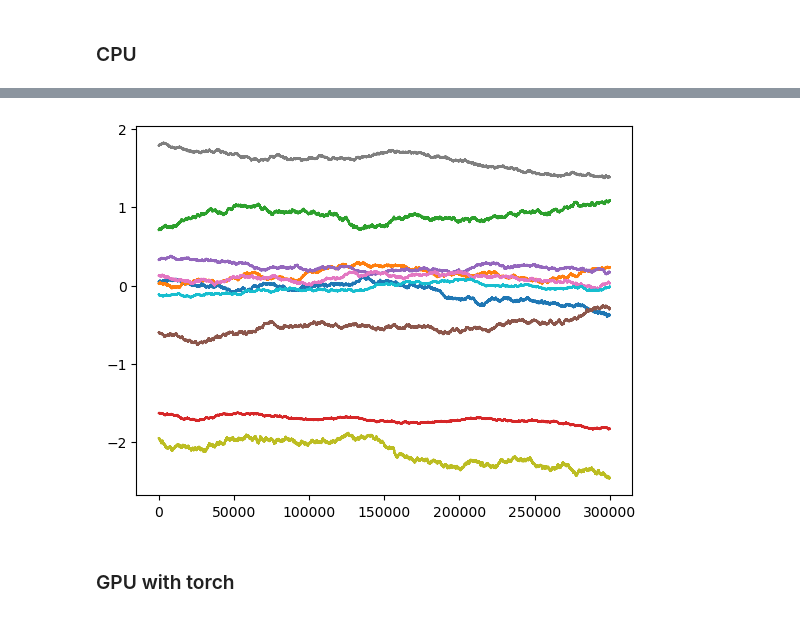
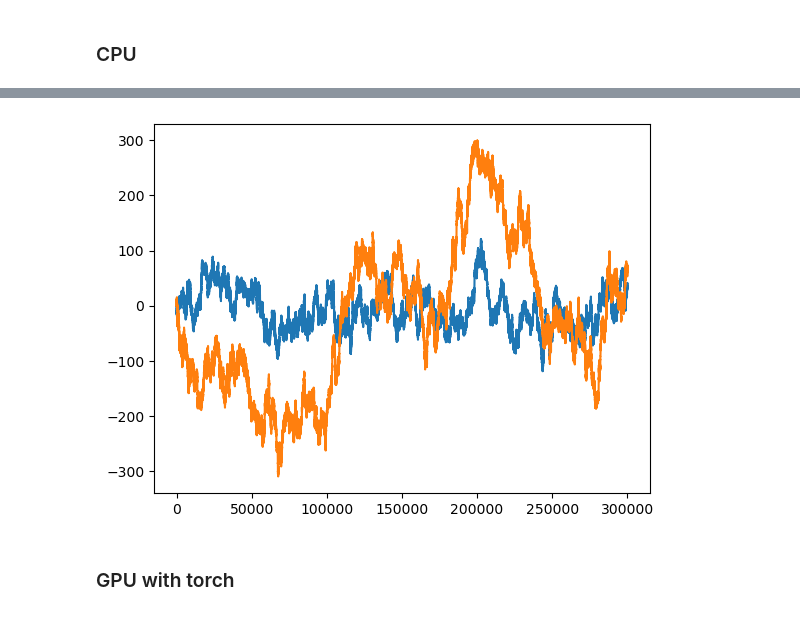
Before and after one commit to jacopocarotenuto/SBI_RedBloodCells, a Jupyter notebook: Jacopo's Experiments/computing.ipynb, the cells around one changed output, grey strips where cells are left out. Cells and saved outputs as stored; diff of their text form; code cells hidden in the pictures.

Commit message:
Updated the parameters of the simulation and written comments on Dresda class

```diff
--- a/Jacopo's Experiments/computing.ipynb
+++ b/Jacopo's Experiments/computing.ipynb
@@ -96,16 +137,29 @@ def run_simul(N, simul_time, dt):
 
     N, simul_time = int(N), int(simul_time)
 
-    # Define the parameters (drawn from the uniform prior)
-    mu_x = np.random.uniform(0.1, 0.5, size=N)
-    mu_y = np.random.uniform(0.1, 0.5, size=N)
-    k_x = np.random.uniform(0.1, 0.5, size=N)
-    k_y = np.random.uniform(0.1, 0.5, size=N)
-    k_int = np.random.uniform(0.1, 0.5, size=N)
-    D_x = np.random.uniform(0.1, 0.5, size=N)
-    D_y = np.random.uniform(0.1, 0.5, size=N)
-    tau = np.random.uniform(0.1, 0.5, size=N)
-    eps = np.random.uniform(0.1, 0.5, size=N)
+    #Define the parameters (drawn from the uniform prior)
+    # mu_x = np.random.uniform(0.1, 0.5, size=N)
+    # mu_y = np.random.uniform(0.1, 0.5, size=N)
+    # k_x = np.random.uniform(0.1, 0.5, size=N)
+    # k_y = np.random.uniform(0.1, 0.5, size=N)
+    # k_int = np.random.uniform(0.1, 0.5, size=N)
+    # D_x = np.random.uniform(0.1, 0.5, size=N)
+    # D_y = np.random.uniform(0.1, 0.5, size=N)
+    # tau = np.random.uniform(0.1, 0.5, size=N)
+    # eps = np.random.uniform(0.1, 0.5, size=N)
+
+
+    k_x = np.random.uniform(3e-3, 16e-3, size=N)
+    k_y = np.random.uniform(1.5e-2, 30e-2, size=N)
+    k_int = np.random.uniform(1e-3, 6e-3, size=N)
+    mu_x = np.random.uniform(1.5e4, 4e4, size=N)
+    mu_y = np.random.uniform(1e4, 140e4, size=N)
+    eps = np.random.uniform(0.5, 6, size=N)
+    tau = np.random.uniform(2e-2, 20e-2, size=N)
+    sigma = np.random.uniform(4, 260, size=N)
+    D_x = np.random.uniform(5.5, 15.5, size=N)
+    D_y = np.random.uniform(1, 530, size=N)
+
 
     # Initial state
     init_state = [np.random.normal(0, 1, size=N),
@@ -137,4 +188,4 @@ x, y, f = run_simul(N=2, simul_time=1000, dt=0.01)
 # %%
 %%time
-x, y, f = run_simul(N=1e1, simul_time=3e5, dt=0.000001)
+x, y, f = run_simul(N=1e1, simul_time=3e5, dt=1e-6)
 # %% [output]
@@ -145,8 +220,8 @@ Wall time: 624 ms
 # %%
-for n in range(10):
-    plt.plot(x[n, :], label=f"Trajectory {n}")
+for n in range(2):
+    plt.plot(x[n,:], label=f"Trajectory {n}")
 # %% [output]
-[figure, old version]
+[figure, new version]
 # %%
 %%time
 N, times = int(1e4), 10
```
Also changed, not shown: parts of 9 cells of this notebook, 1 other file.
